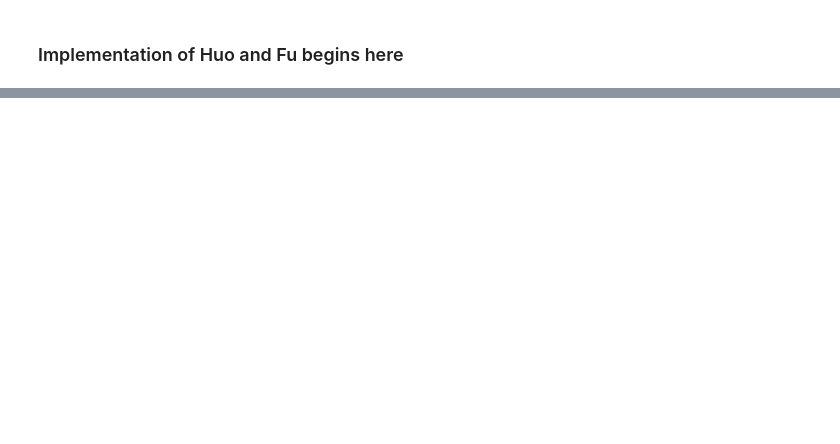
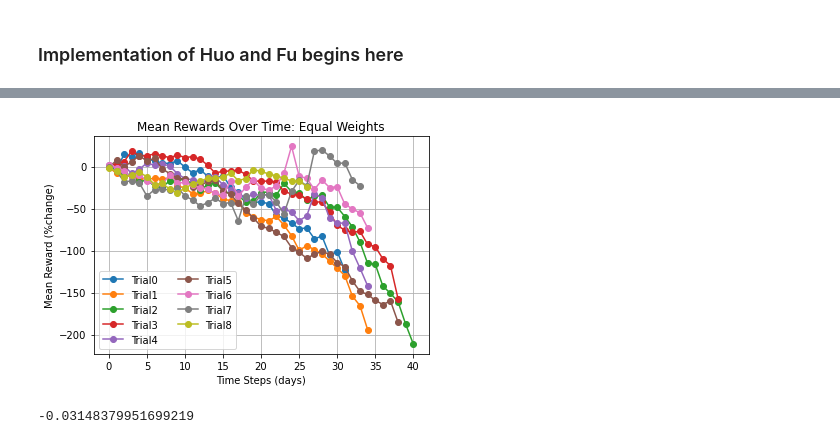
Before and after one commit to leonlu177/RLMarketMaking, a Jupyter notebook: leon_huofu.ipynb, the cells around one changed output, grey strips where cells are left out. Cells and saved outputs as stored; diff of their text form; code cells hidden in the pictures; blank space fills up the shorter version.

```diff
--- a/leon_huofu.ipynb
+++ b/leon_huofu.ipynb
@@ -213,0 +210,8 @@ sequential_selection_algo(K, lambda_, gamma_)
+# %%
+equal_weights_info = get_cumulative_rewards(5, 0.5, 0.95, 7, True)
+plot_mean_rewards(equal_weights_info[1], 'Equal Weights', 'equal_weights.png')
+equal_weights_rewards = equal_weights_info[0]
+print(np.mean(equal_weights_rewards)/40)
+# %% [output]
+[figure, added]
+-0.03148379951699219
```
Also changed, not shown: parts of 17 cells of this notebook, 6 other files.
